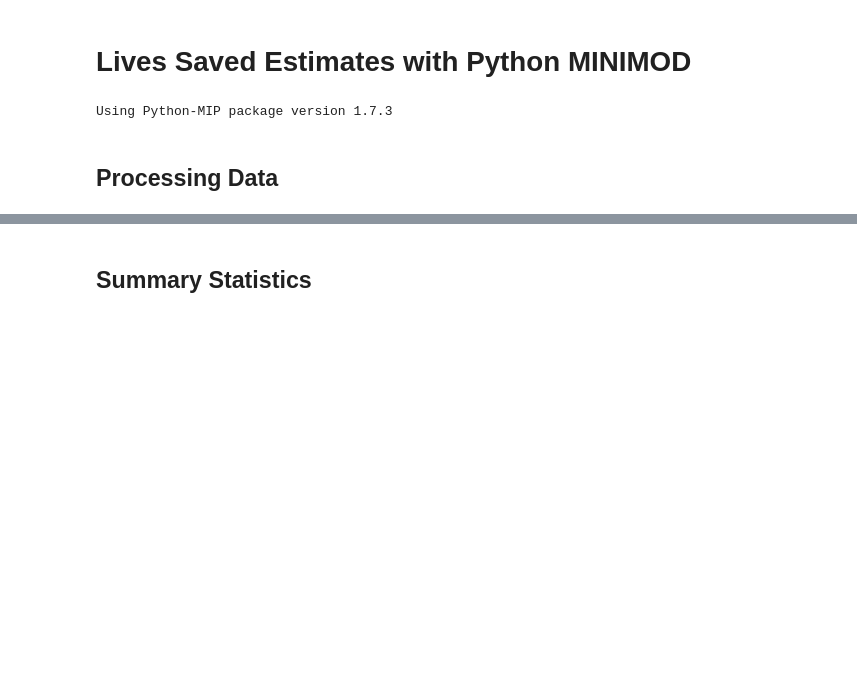
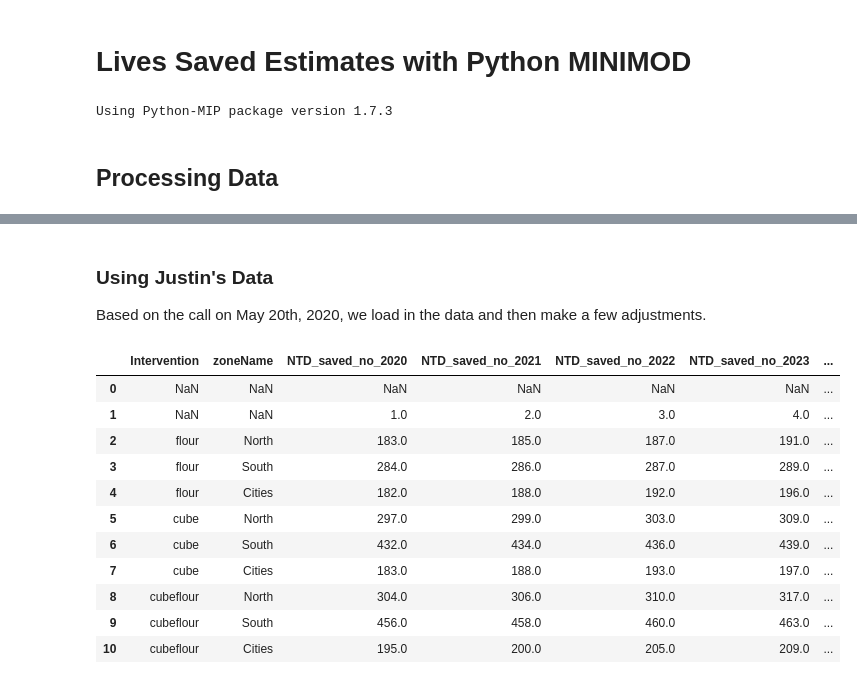
Before and after one commit to minimod-nutrition/minimod, a Jupyter notebook: Optimization Work/demewoz_lives_saved/analysis.ipynb, the cells around one changed output, grey strips where cells are left out. Saved outputs shown, nothing was run; the diff lists cells and outputs as text; code cells hidden in the pictures; blank space fills up the shorter version.

```diff
--- a/Optimization Work/demewoz_lives_saved/analysis.ipynb
+++ b/Optimization Work/demewoz_lives_saved/analysis.ipynb
@@ -60,2 +46,4 @@ Index(['Vitamin A, AND Zinc intervention ',
-# %% [markdown]
-## Summary Statistics
+# %% [markdown]
+### Using Justin's Data
+
+Based on the call on May 20th, 2020, we load in the data and then make a few adjustments.
@@ -61,0 +64,15 @@ Index(['Vitamin A, AND Zinc intervention ',
+# %%
+folate_costs
+# %% [output]
+|  | Intervention | zoneName | NTD_saved_no_2020 | NTD_saved_no_2021 | NTD_saved_no_2022 | NTD_saved_no_2023 | ... |
+| 0 | NaN | NaN | NaN | NaN | NaN | NaN | ... |
+| 1 | NaN | NaN | 1.0 | 2.0 | 3.0 | 4.0 | ... |
+| 2 | flour | North | 183.0 | 185.0 | 187.0 | 191.0 | ... |
+| 3 | flour | South | 284.0 | 286.0 | 287.0 | 289.0 | ... |
+| 4 | flour | Cities | 182.0 | 188.0 | 192.0 | 196.0 | ... |
+| 5 | cube | North | 297.0 | 299.0 | 303.0 | 309.0 | ... |
+| 6 | cube | South | 432.0 | 434.0 | 436.0 | 439.0 | ... |
+| 7 | cube | Cities | 183.0 | 188.0 | 193.0 | 197.0 | ... |
+| 8 | cubeflour | North | 304.0 | 306.0 | 310.0 | 317.0 | ... |
+| 9 | cubeflour | South | 456.0 | 458.0 | 460.0 | 463.0 | ... |
+| 10 | cubeflour | Cities | 195.0 | 200.0 | 205.0 | 209.0 | ... |
```
Also changed, not shown: parts of 15 cells of this notebook, 21 other files.
